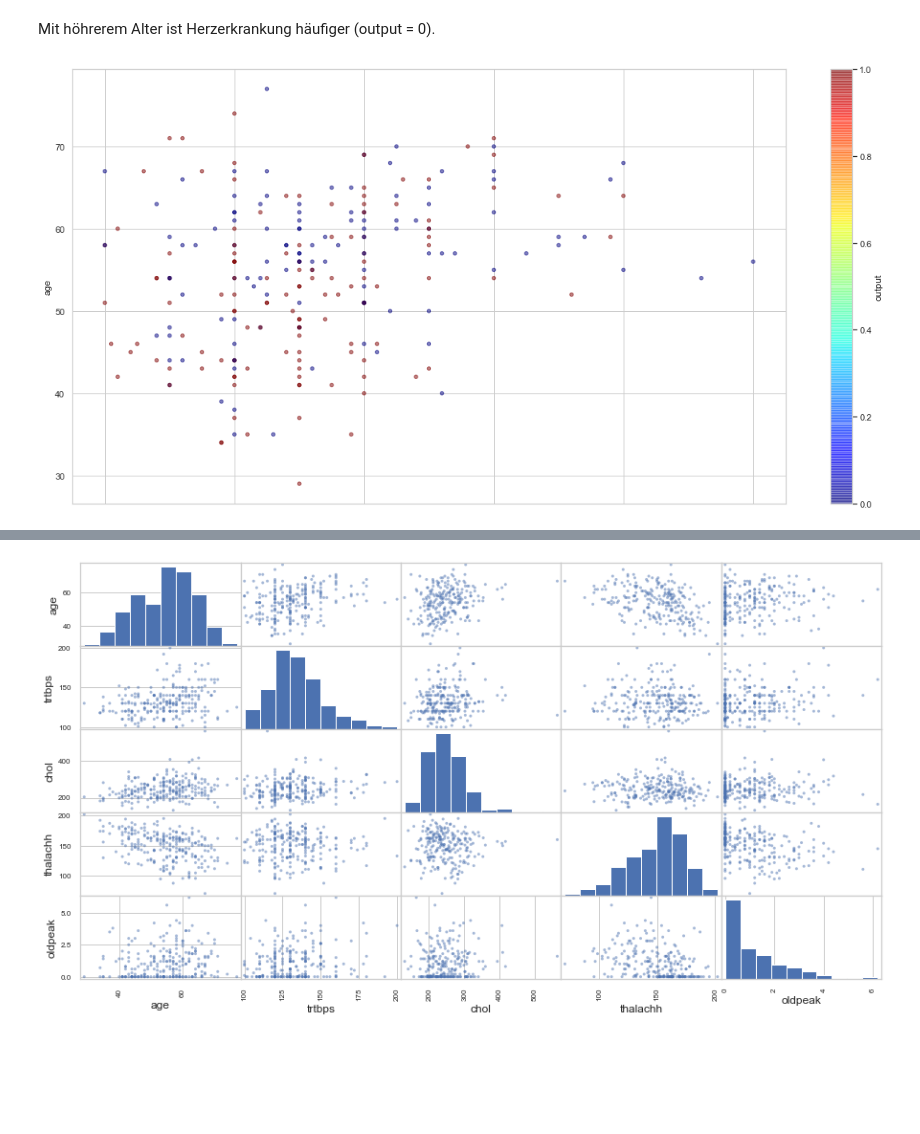
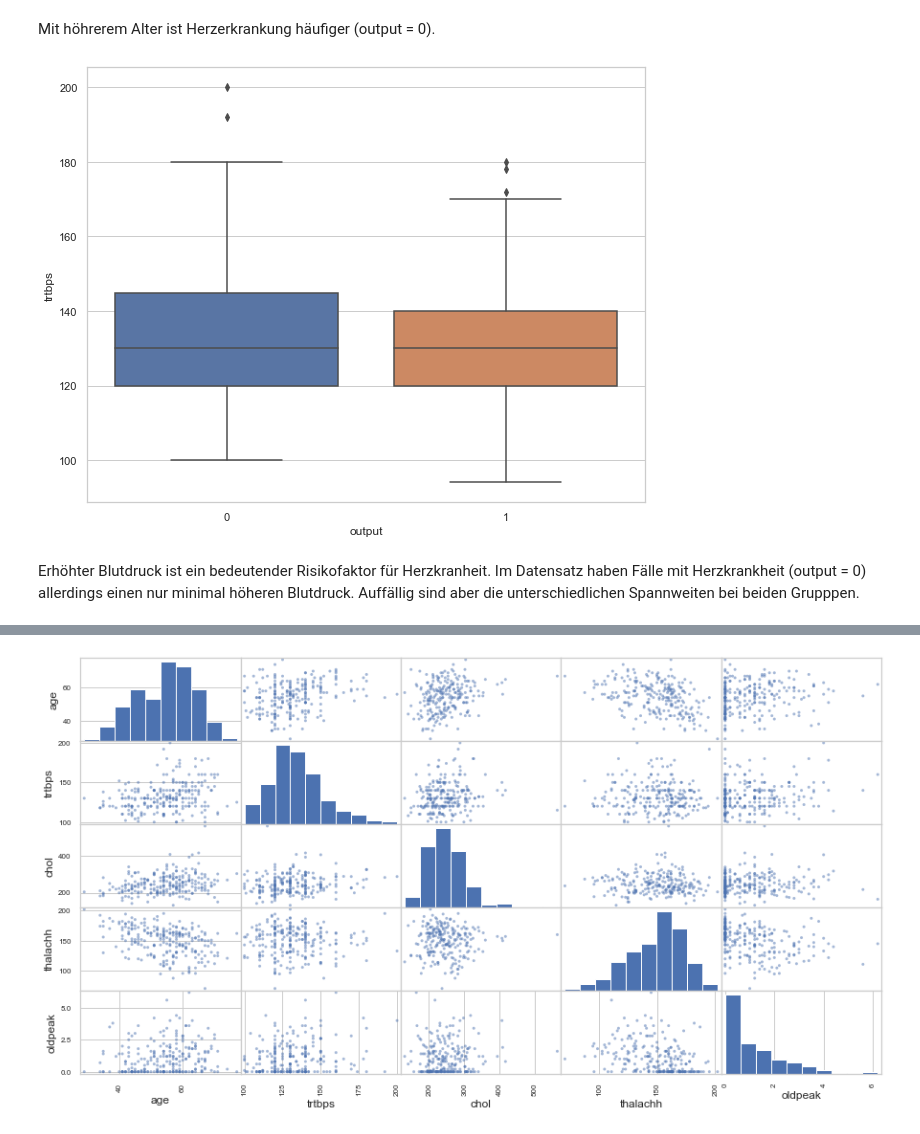
Before and after one commit to DeamonAmelie/heart, a Jupyter notebook: playwithdata.ipynb, the cells around one changed output, grey strips where cells are left out. Cells and saved outputs as stored; diff of their text form; code cells hidden in the pictures; blank space fills up the shorter version.

```diff
--- a/playwithdata.ipynb
+++ b/playwithdata.ipynb
@@ -36,5 +26,5 @@ df = load_heart_data()
 # %%
-#df = pd.read_csv("/content/heart.csv")
+df = pd.read_csv("/content/heart.csv")
 df.head()
 # %% [output]
 |  | age | sex | cp | trtbps | chol | fbs | restecg | thalachh | exng | oldpeak | slp | ... |
@@ -289,10 +282,12 @@ ax = sns.boxplot(x='output',y='age', data=df, orient="v")
 # %% [markdown]
 Mit höhrerem Alter ist Herzerkrankung häufiger (output = 0).
 # %%
-# Zusammenhang zwischen Alter, Cholesterinspiegel, Blutdruck und der Outcomevariable
-heart_train.plot(kind = "scatter", x = "trtbps", y = "age", alpha = 0.5,
-                      figsize=(20,10),
-                      c = "output",cmap = plt.get_cmap("jet"),colorbar=True) # c  = Punkte unterschiedlich gefärbt
-plt.show()
+#Blutdruck und Herzkrankheit
+import seaborn as sns
+sns.set(style="whitegrid")
+plt.figure(figsize=(10,8))
+ax = sns.boxplot(x='output',y='trtbps', data=df, orient="v")
 # %% [output]
-[figure, old version]
+[figure, new version]
+# %% [markdown]
+Erhöhter Blutdruck ist ein bedeutender Risikofaktor für Herzkranheit. Im Datensatz haben Fälle mit Herzkrankheit (output = 0) allerdings einen nur minimal höheren Blutdruck. Auffällig sind aber die unterschiedlichen Spannweiten bei beiden Grupppen.
```
Also changed, not shown: parts of 88 cells of this notebook.
